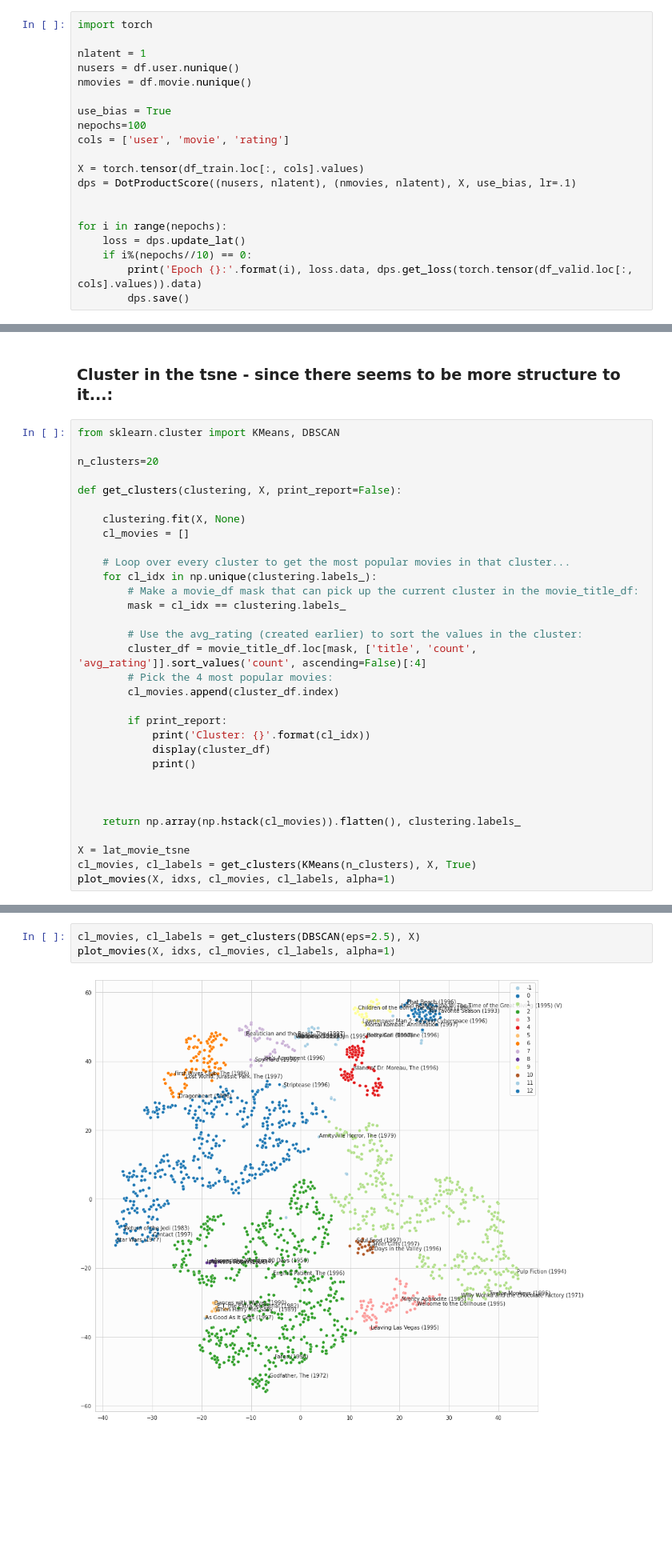
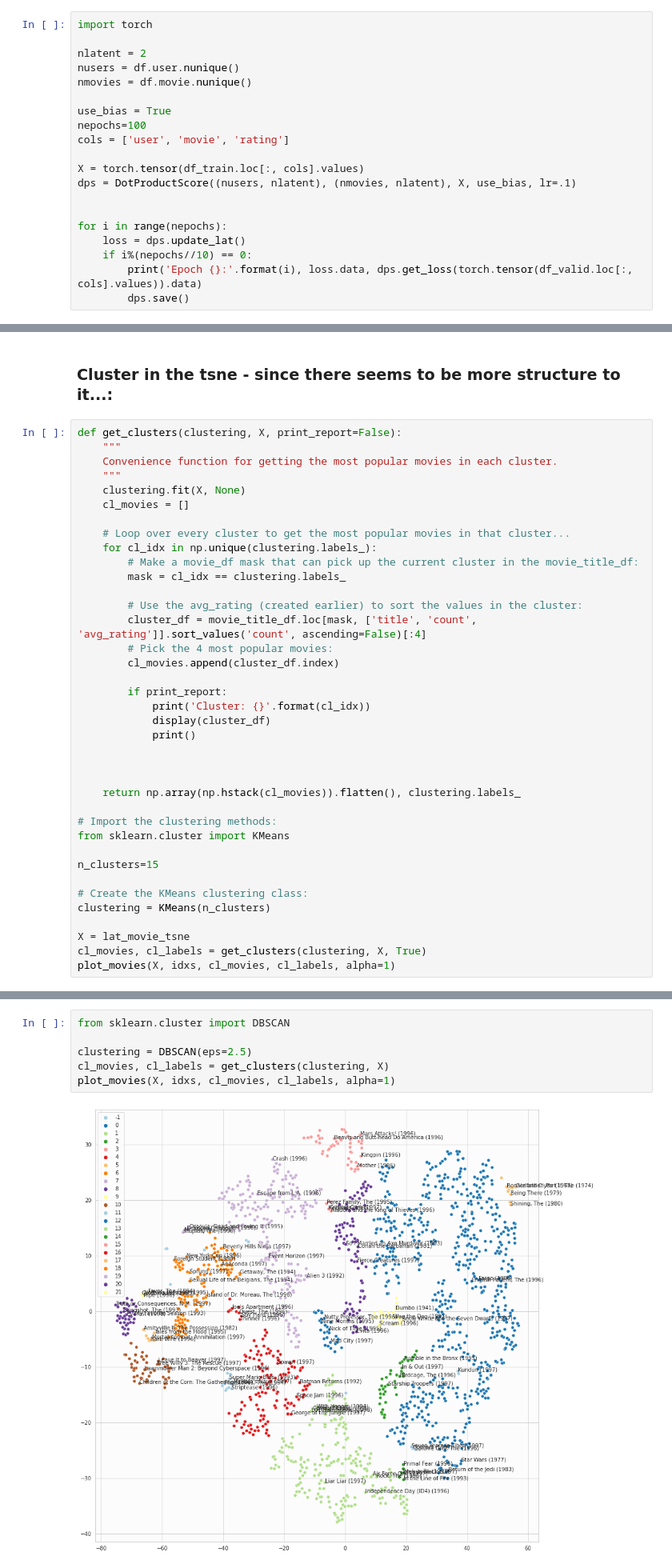
Before and after one commit to topiko/MLcourseMaterial, a Jupyter notebook: AML_L07_CollabFilteringAndUnsupervisedLearning/AML_07_UnsupervisedLearning.ipynb, the cells around one changed output, grey strips where cells are left out. Shown at 80% size. Saved outputs shown, nothing was run; the diff lists cells and outputs as text; blank space fills up the shorter version.

Commit message:
Short description of KMeans added...

```diff
--- a/AML_L07_CollabFilteringAndUnsupervisedLearning/AML_07_UnsupervisedLearning.ipynb
+++ b/AML_L07_CollabFilteringAndUnsupervisedLearning/AML_07_UnsupervisedLearning.ipynb
@@ -234,7 +234,7 @@ class DotProductScore(DotBase):
 # %%
 import torch
 
-nlatent = 1
+nlatent = 2
 nusers = df.user.nunique()
 nmovies = df.movie.nunique()
 
@@ -439,12 +460,10 @@ plot_movies(lat_movie_tsne, idxs, good_movies, alpha=.6)
 # %% [markdown]
 ### Cluster in the tsne - since there seems to be more structure to it...:
 # %%
-from sklearn.cluster import KMeans, DBSCAN
-
-n_clusters=20
-
 def get_clusters(clustering, X, print_report=False):
-
+    """
+    Convenience function for getting the most popular movies in each cluster.
+    """
     clustering.fit(X, None)
     cl_movies = []
 
@@ -467,8 +486,16 @@ def get_clusters(clustering, X, print_report=False):
 
     return np.array(np.hstack(cl_movies)).flatten(), clustering.labels_
 
+# Import the clustering methods:
+from sklearn.cluster import KMeans
+
+n_clusters=15
+
+# Create the KMeans clustering class:
+clustering = KMeans(n_clusters)
+
 X = lat_movie_tsne
-cl_movies, cl_labels = get_clusters(KMeans(n_clusters), X, True)
+cl_movies, cl_labels = get_clusters(clustering, X, True)
 plot_movies(X, idxs, cl_movies, cl_labels, alpha=1)
 # %% [output]
 Cluster: 0
@@ -517,8 +544,11 @@ Cluster: 5
 # %%
-cl_movies, cl_labels = get_clusters(DBSCAN(eps=2.5), X)
+from sklearn.cluster import DBSCAN
+
+clustering = DBSCAN(eps=2.5)
+cl_movies, cl_labels = get_clusters(clustering, X)
 plot_movies(X, idxs, cl_movies, cl_labels, alpha=1)
 # %% [output]
-[figure, old version]
+[figure, new version]
 # %%
 from sklearn.cluster import SpectralClustering
 
```
Also changed, not shown: parts of 9 cells of this notebook.
